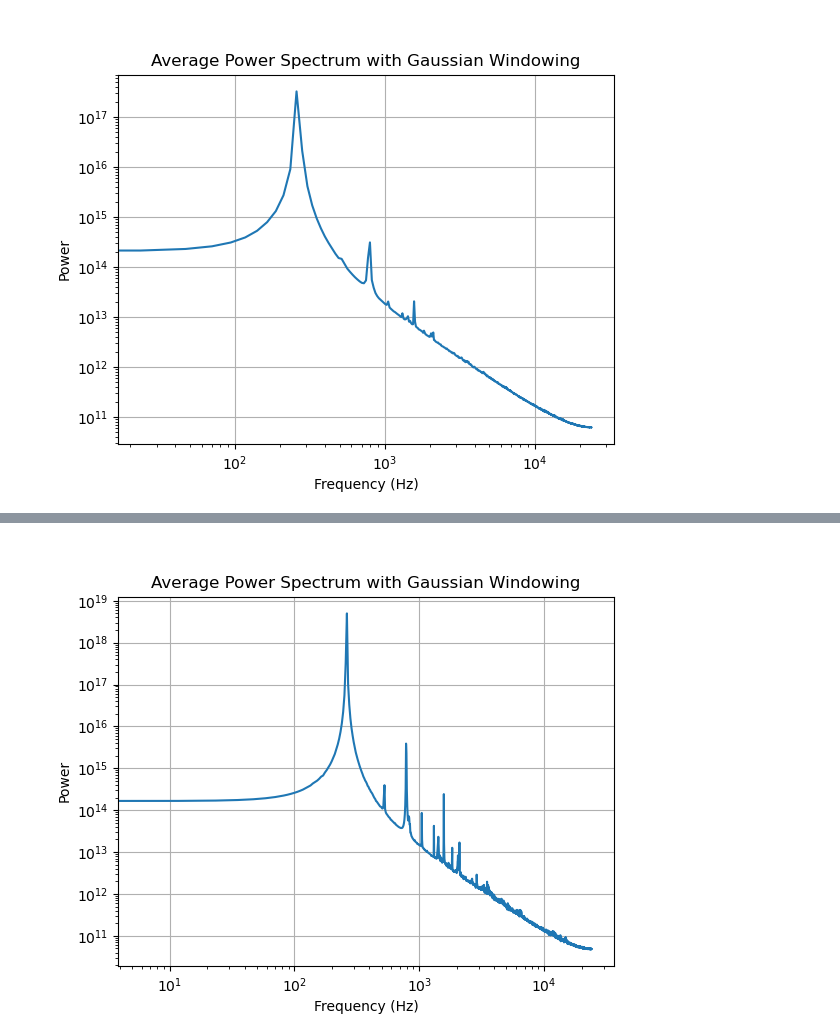
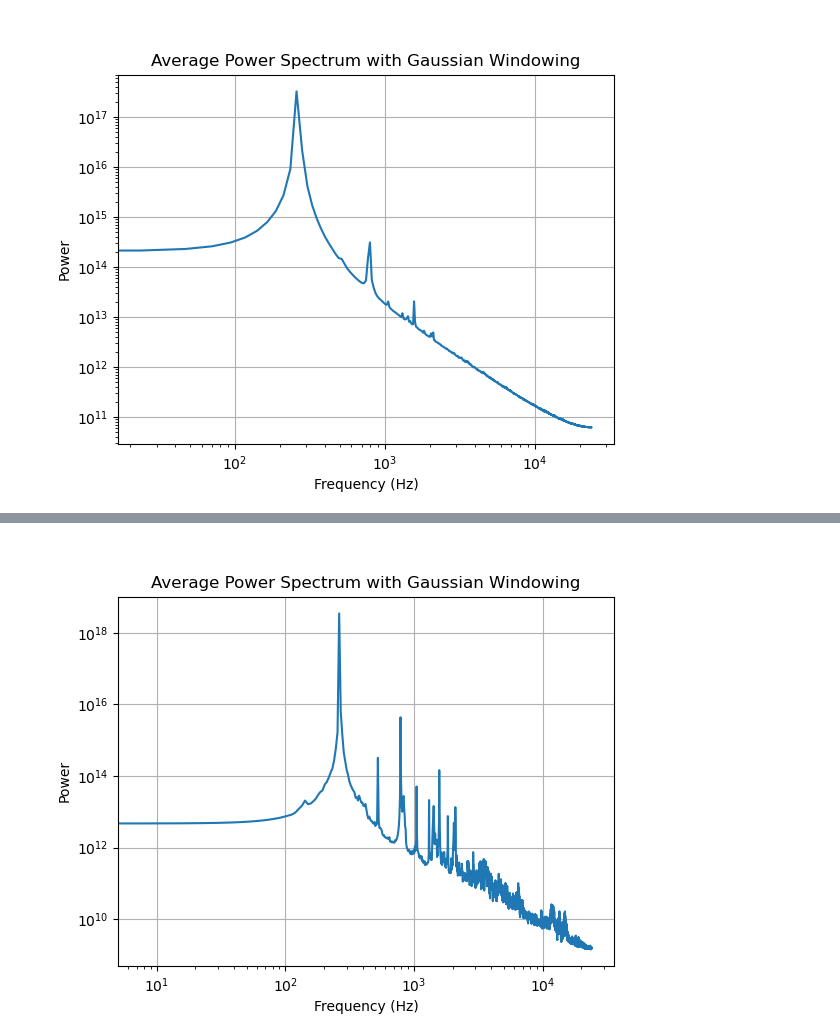
Before and after one commit to maddoc-g/3_organ_clustering, a Jupyter notebook: codice_soft_Alice.ipynb, the cells around one changed output, grey strips where cells are left out. Saved outputs shown, nothing was run; the diff lists cells and outputs as text; code cells hidden in the pictures.

```diff
--- a/codice_soft_Alice.ipynb
+++ b/codice_soft_Alice.ipynb
@@ -196,0 +143,41 @@ Frequenza fondamentale: 257.8125 Hz
+# %%
+A = -0.03 # dal fit rudimentale della cella sopra
+B = 0.3
+segment_size = int(rate * (A * np.log(fundamental_freq) + B) ) # line importante!
+hop_size = segment_size // 4
+number_of_segments = (len(note) - segment_size) // hop_size + 1
+
+segments_spectra = []
+for i in range(number_of_segments):
+    start = i * hop_size
+    end = start + segment_size
+    segment = note[start:end]
+    segment = gaussian_window(segment, sigma = 10000)
+    # sigma più grande (largo) non migliora né peggiora, sigma più piccolo rovina la risoluzione
+    # quindi teniamo questo sigma fisso come compromesso risoluzione-rumore (vedi anche figure sopra)
+    # e la risoluzione la aggiustiamo qui solo sulla segment size
+    power_spectrum = scipy.fft.rfft(segment)
+    power_spectrum = np.abs(power_spectrum)**2
+    segments_spectra.append(power_spectrum)
+
+average_power_spectrum = np.mean(segments_spectra, axis = 0)
+frequencies = scipy.fft.rfftfreq(segment.shape[0], d=1/rate)
+prom = 10**(np.floor(np.log10(average_power_spectrum[0]))+0.5) # senza il +1 (provare +0.5 o senza floor ??)
+
+corrected_peaks, _ = find_peaks(average_power_spectrum, prominence = prom)
+frequencies_of_peaks = frequencies[corrected_peaks]
+
+
+plt.figure(figsize=(12,7))
+plt.plot(frequencies, average_power_spectrum)
+for i in frequencies_of_peaks:
+    plt.axvline(i, color="g", linestyle="--")
+plt.yscale("log", base=10)
+plt.xscale("log", base=10)
+plt.xlim(2**4, 2**14)
+plt.ylabel("Spettro di potenza medio dei segmenti [a.u.]")
+plt.xlabel("Frequenza [Hz]")
+plt.grid(linestyle = ":")
+plt.show()
+
+print("\nSeconda stima del primo picco: {:.0f} Hz\n".format(frequencies_of_peaks[0]))
@@ -197,15 +187,15 @@ Frequenza fondamentale: 257.8125 Hz
 # %%
 # visualizzo power sperctrum prev
-frequencies = np.fft.rfftfreq(segment_windowed.shape[0], d=1/rate)
+frequencies = np.fft.rfftfreq(segment.shape[0], d=1/rate)
 plt.figure()
 plt.loglog(frequencies, average_power_spectrum)
 plt.xlabel('Frequency (Hz)')
 plt.ylabel('Power')
 plt.title('Average Power Spectrum with Gaussian Windowing')
 plt.grid()
 plt.show()
 # %% [output]
-[figure, old version]
+[figure, new version]
 # %%
 # facciamo finta che il primo picco è la frequenza fondamentale (per vedere che dopo troviamo vagamente quelli corretti)
 # identifichiamo i picchi per la frequenza fondamentale e le armoniche
```
Also changed, not shown: parts of 11 cells of this notebook.
